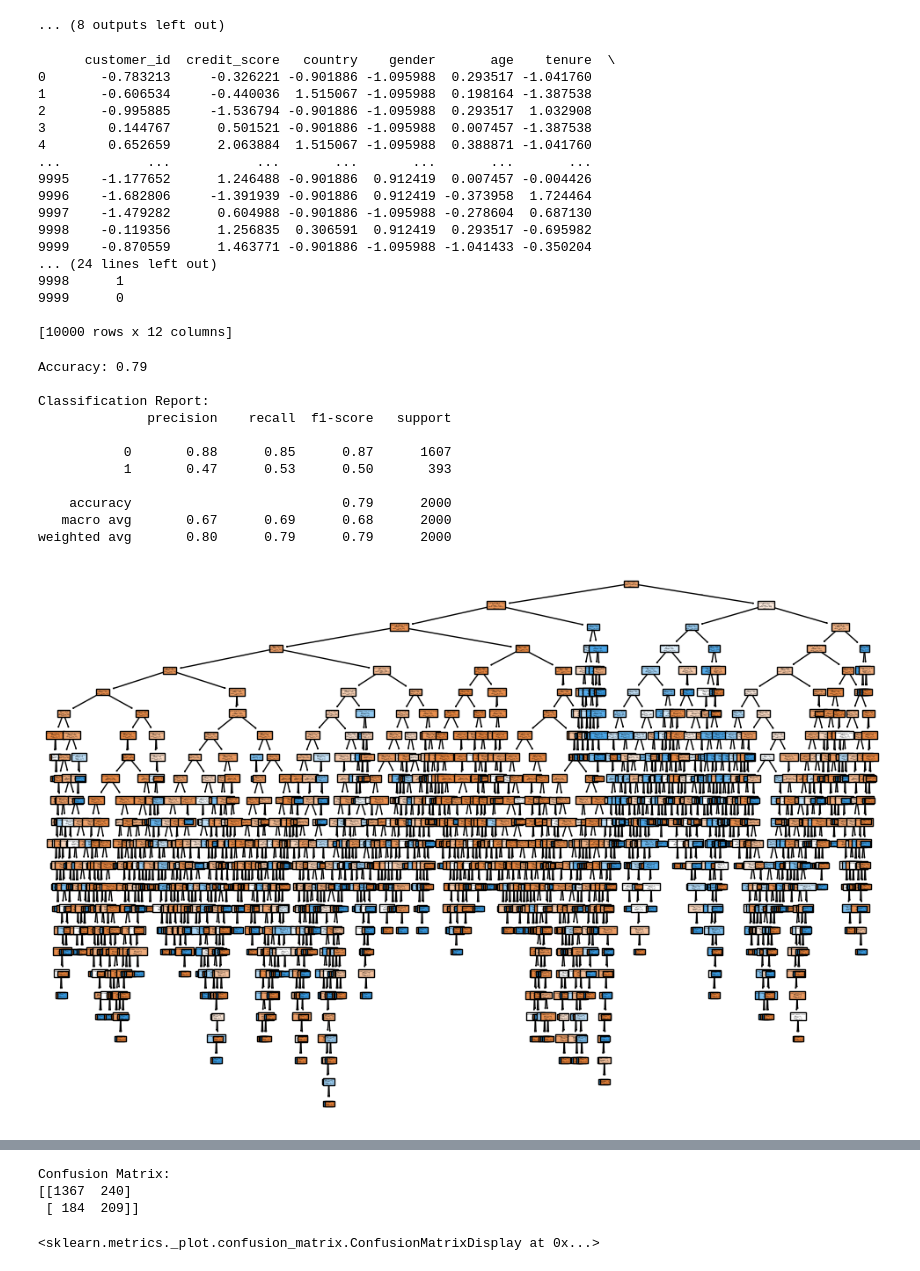
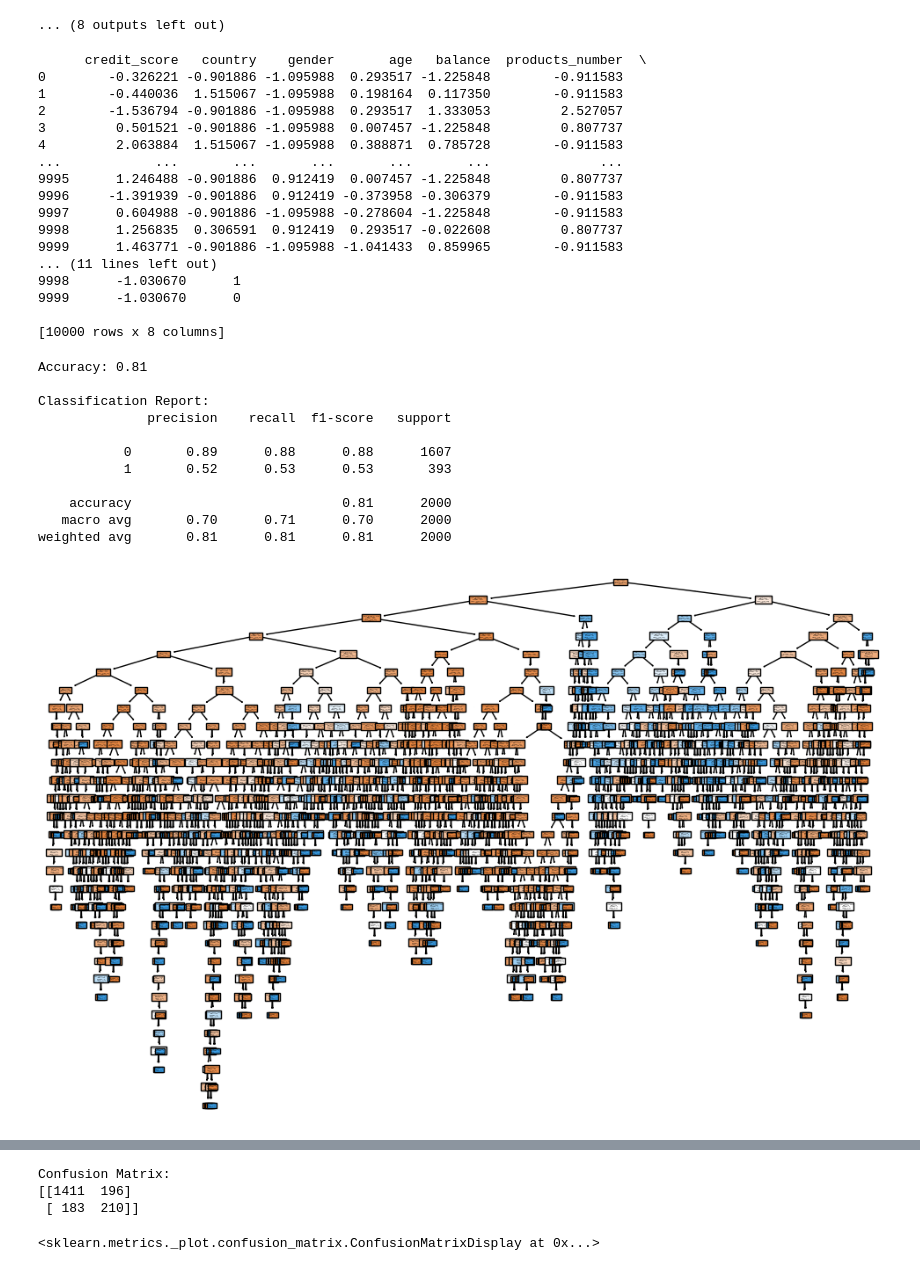
Before and after one commit to 9WooPWooP8/magister_statitstics_labs, a Jupyter notebook: lab4/task.ipynb, the cells around one changed output, grey strips where cells are left out. Drawn from its saved outputs; the diff is of its cells as text; code cells hidden in the pictures.

```diff
--- a/lab4/task.ipynb
+++ b/lab4/task.ipynb
@@ -2,6 +2,7 @@
 import pandas as pd
 
 dataset = pd.read_csv("data.csv")
+dataset = dataset.drop("customer_id", axis=1)
 # %%
 dataset.head(10)
 # %% [output]
@@ -345,25 +389,26 @@ dataset_normalized = scaler.fit_transform(dataset_normalized)
 # Convert the result back to a DataFrame
 dataset_normalized = pd.DataFrame(dataset_normalized, columns=dataset.drop("churn", axis=1).columns)
 dataset_normalized["churn"] = dataset["churn"]
+dataset_normalized = dataset_normalized.drop("tenure", axis=1).drop("estimated_salary", axis=1).drop("credit_card", axis=1)
 print(dataset_normalized)
 # %% [output]
-      customer_id  credit_score   country    gender       age    tenure  \
-0       -0.783213     -0.326221 -0.901886 -1.095988  0.293517 -1.041760
-1       -0.606534     -0.440036  1.515067 -1.095988  0.198164 -1.387538
-2       -0.995885     -1.536794 -0.901886 -1.095988  0.293517  1.032908
-3        0.144767      0.501521 -0.901886 -1.095988  0.007457 -1.387538
-4        0.652659      2.063884  1.515067 -1.095988  0.388871 -1.041760
-...           ...           ...       ...       ...       ...       ...
-9995    -1.177652      1.246488 -0.901886  0.912419  0.007457 -0.004426
-9996    -1.682806     -1.391939 -0.901886  0.912419 -0.373958  1.724464
-9997    -1.479282      0.604988 -0.901886 -1.095988 -0.278604  0.687130
-9998    -0.119356      1.256835  0.306591  0.912419  0.293517 -0.695982
-9999    -0.870559      1.463771 -0.901886 -1.095988 -1.041433 -0.350204
-... (24 lines left out)
-9998      1
-9999      0
+      credit_score   country    gender       age   balance  products_number  \
+0        -0.326221 -0.901886 -1.095988  0.293517 -1.225848        -0.911583
+1        -0.440036  1.515067 -1.095988  0.198164  0.117350        -0.911583
+2        -1.536794 -0.901886 -1.095988  0.293517  1.333053         2.527057
+3         0.501521 -0.901886 -1.095988  0.007457 -1.225848         0.807737
+4         2.063884  1.515067 -1.095988  0.388871  0.785728        -0.911583
+...            ...       ...       ...       ...       ...              ...
+9995      1.246488 -0.901886  0.912419  0.007457 -1.225848         0.807737
+9996     -1.391939 -0.901886  0.912419 -0.373958 -0.306379        -0.911583
+9997      0.604988 -0.901886 -1.095988 -0.278604 -1.225848        -0.911583
+9998      1.256835  0.306591  0.912419  0.293517 -0.022608         0.807737
+9999      1.463771 -0.901886 -1.095988 -1.041433  0.859965        -0.911583
+... (11 lines left out)
+9998      -1.030670      1
+9999      -1.030670      0
 
-[10000 rows x 12 columns]
+[10000 rows x 8 columns]
 # %%
 from sklearn.model_selection import train_test_split
 from sklearn.tree import DecisionTreeClassifier, plot_tree
@@ -378,13 +423,13 @@ y = dataset_normalized["churn"]
 X_train, X_test, y_train, y_test = train_test_split(X, y, test_size=0.2, random_state=42)
 
 # Initialize the classifier
-dt_model = DecisionTreeClassifier(random_state=42)
+model = DecisionTreeClassifier(random_state=42)
 
 # Train the model on the training data
-dt_model.fit(X_train, y_train)
+model.fit(X_train, y_train)
 
 # Make predictions on the test data
-y_pred = dt_model.predict(X_test)
+y_pred = model.predict(X_test)
 
 # Calculate the accuracy
 accuracy = accuracy_score(y_test, y_pred)
@@ -396,44 +441,44 @@ print(classification_report(y_test, y_pred))
 
 # Plot the decision tree
 plt.figure(figsize=(12, 8))
-plot_tree(dt_model, filled=True, feature_names=X.columns, class_names=["0", "1"])
+plot_tree(model, filled=True, feature_names=X.columns, class_names=["0", "1"])
 plt.show()
 
 y_probs = model.predict_proba(X_test)[:, 1]  # Probability for the positive class
 
 # Calculate ROC curve and AUC
 fpr, tpr, thresholds = roc_curve(y_test, y_probs)
 auc = roc_auc_score(y_test, y_probs)
 
 # Plot the ROC curve
 plt.figure(figsize=(8, 6))
 plt.plot(fpr, tpr, label=f"ROC Curve (AUC = {auc:.2f})", color="blue")
 plt.plot([0, 1], [0, 1], "k--", label="Random Guess")
 plt.xlabel("False Positive Rate (FPR)")
 plt.ylabel("True Positive Rate (TPR)")
 plt.title("Receiver Operating Characteristic (ROC) Curve")
 plt.legend(loc="lower right")
 plt.grid()
 plt.show()
 
 # Compute the confusion matrix
 cm = confusion_matrix(y_test, y_pred)
 print("Confusion Matrix:")
 print(cm)
 
 # Optionally, display the confusion matrix visually
-disp = ConfusionMatrixDisplay(confusion_matrix=cm, display_labels=clf.classes_)
+disp = ConfusionMatrixDisplay(confusion_matrix=cm, display_labels=model.classes_)
 disp.plot(cmap="Blues")
 # %% [output]
-Accuracy: 0.79
+Accuracy: 0.81
 
 Classification Report:
               precision    recall  f1-score   support
 
-           0       0.88      0.85      0.87      1607
-           1       0.47      0.53      0.50       393
+           0       0.89      0.88      0.88      1607
+           1       0.52      0.53      0.53       393
 
-    accuracy                           0.79      2000
-   macro avg       0.67      0.69      0.68      2000
-weighted avg       0.80      0.79      0.79      2000
+    accuracy                           0.81      2000
+   macro avg       0.70      0.71      0.70      2000
+weighted avg       0.81      0.81      0.81      2000
-[figure, old version]
+[figure, new version]
@@ -441,4 +486,4 @@ weighted avg       0.80      0.79      0.79      2000
 Confusion Matrix:
-[[1367  240]
- [ 184  209]]
+[[1411  196]
+ [ 183  210]]
 <sklearn.metrics._plot.confusion_matrix.ConfusionMatrixDisplay at 0x...>
```
Also changed, not shown: parts of 9 cells of this notebook.
